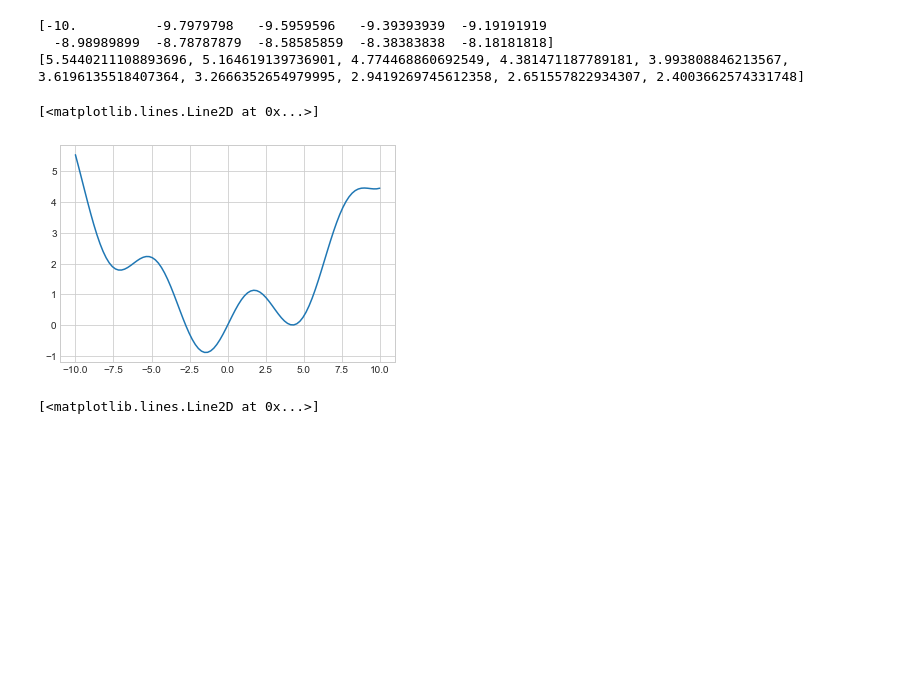
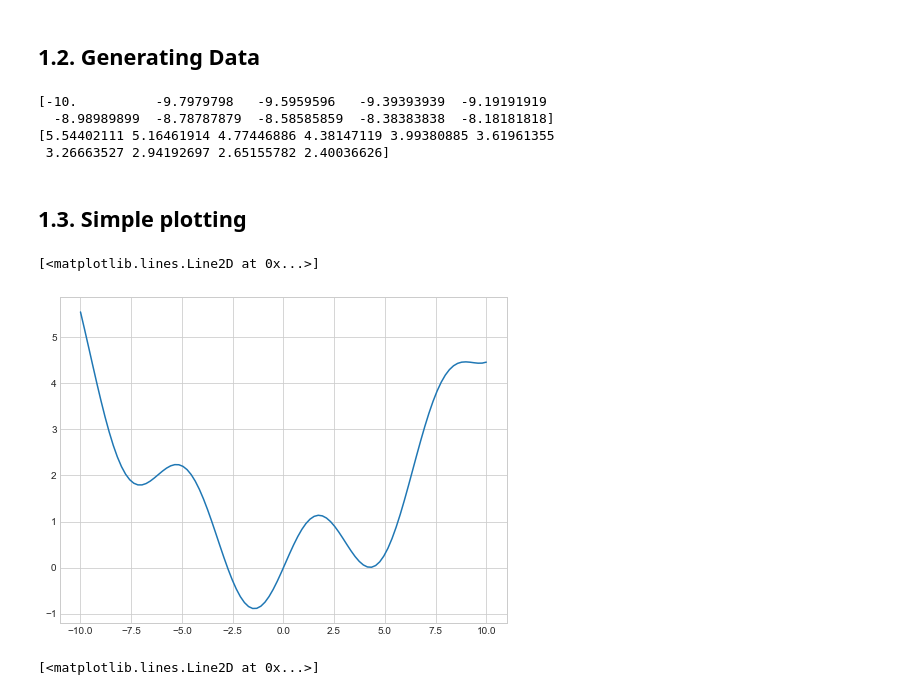
Before and after one commit to Goldfield1/NumEconClass, a Jupyter notebook: Exercise 4/exercise4.ipynb, the cells around one changed output. Cells and saved outputs as stored; diff of their text form; code cells hidden in the pictures; blank space fills up the shorter version.

```diff
--- a/Exercise 4/exercise4.ipynb
+++ b/Exercise 4/exercise4.ipynb
@@ -28,23 +32,31 @@ def f(x):
+# %% [markdown]
+## 1.2. Generating Data
 # %%
 # generate the data to draw
 xs = np.linspace(-10, 10, 100) # evenly space out 100 points between -10 and 10
-ys = [f(x) for x in xs] # for each point, apply f(x)
 
+# xs is a vector, this will apply f(x) to every element in xs
+ys = f(xs) # for each point, apply f(x)
+
+# print first 10 entries (100 is too much)
 print(xs[:10])
 print(ys[:10])
 # %% [output]
 [-10.          -9.7979798   -9.5959596   -9.39393939  -9.19191919
   -8.98989899  -8.78787879  -8.58585859  -8.38383838  -8.18181818]
-[5.5440211108893696, 5.164619139736901, 4.774468860692549, 4.381471187789181, 3.993808846213567, 3.6196135518407364, 3.2666352654979995, 2.9419269745612358, 2.651557822934307, 2.4003662574331748]
+[5.54402111 5.16461914 4.77446886 4.38147119 3.99380885 3.61961355
+ 3.26663527 2.94192697 2.65155782 2.40036626]
+# %% [markdown]
+## 1.3. Simple plotting
 # %%
 plt.style.use('seaborn-whitegrid')
 
-fig = plt.figure()
+fig = plt.figure(figsize=(8,6))
 ax = fig.add_subplot(1,1,1)
 ax.plot(xs, ys)
 # %% [output]
 [<matplotlib.lines.Line2D at 0x...>]
-[figure, old version]
+[figure, new version]
 # %%
 fig = plt.figure(figsize=(8, 6))
 
```
Also changed, not shown: parts of 18 cells of this notebook.
